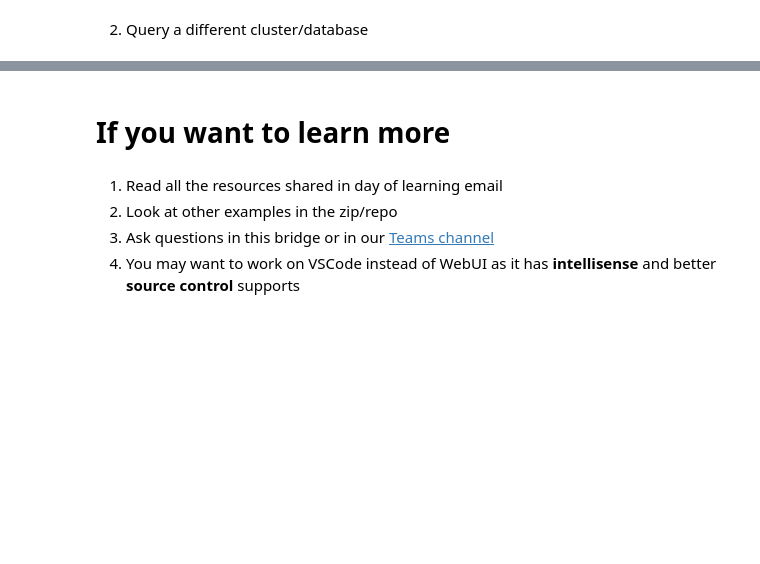
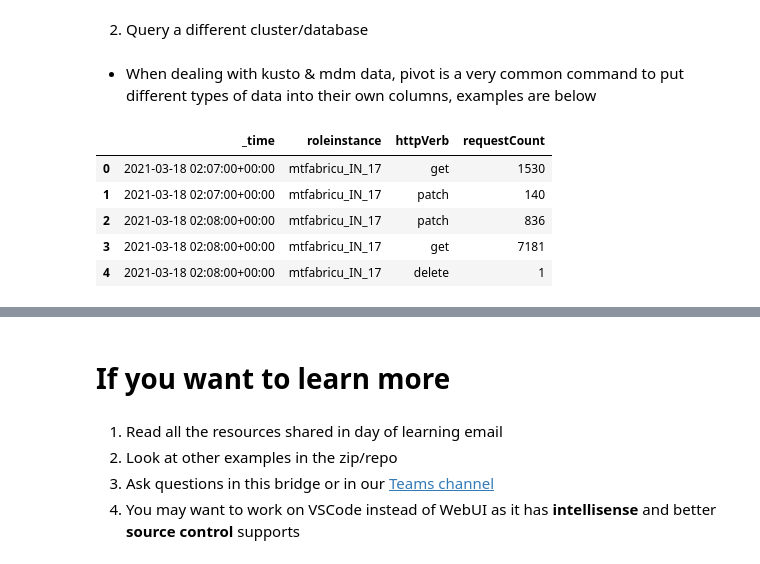
Before and after one commit to chenfeibo/jupyter, a Jupyter notebook: Demo.ipynb, the cells around one changed output, grey strips where cells are left out. Drawn from its saved outputs; the diff is of its cells as text; code cells hidden in the pictures; blank space fills up the shorter version.

```diff
--- a/Demo.ipynb
+++ b/Demo.ipynb
@@ -190,3 +199,15 @@ IncidentsSnapshot(true)
 '''
 data = kc.kusto(query, use_time_index=False)
 data.head()
+# %% [markdown]
+* When dealing with kusto & mdm data, pivot is a very common command to put different types of data into their own columns, examples are below
+# %%
+data2 = pd.read_csv('demo2.csv')
+data2.head()
+# %% [output]
+|  | _time | roleinstance | httpVerb | requestCount |
+| 0 | 2021-03-18 02:07:00+00:00 | mtfabricu_IN_17 | get | 1530 |
+| 1 | 2021-03-18 02:07:00+00:00 | mtfabricu_IN_17 | patch | 140 |
+| 2 | 2021-03-18 02:08:00+00:00 | mtfabricu_IN_17 | patch | 836 |
+| 3 | 2021-03-18 02:08:00+00:00 | mtfabricu_IN_17 | get | 7181 |
+| 4 | 2021-03-18 02:08:00+00:00 | mtfabricu_IN_17 | delete | 1 |
```
Also changed, not shown: parts of 7 cells of this notebook, 1 other file.
